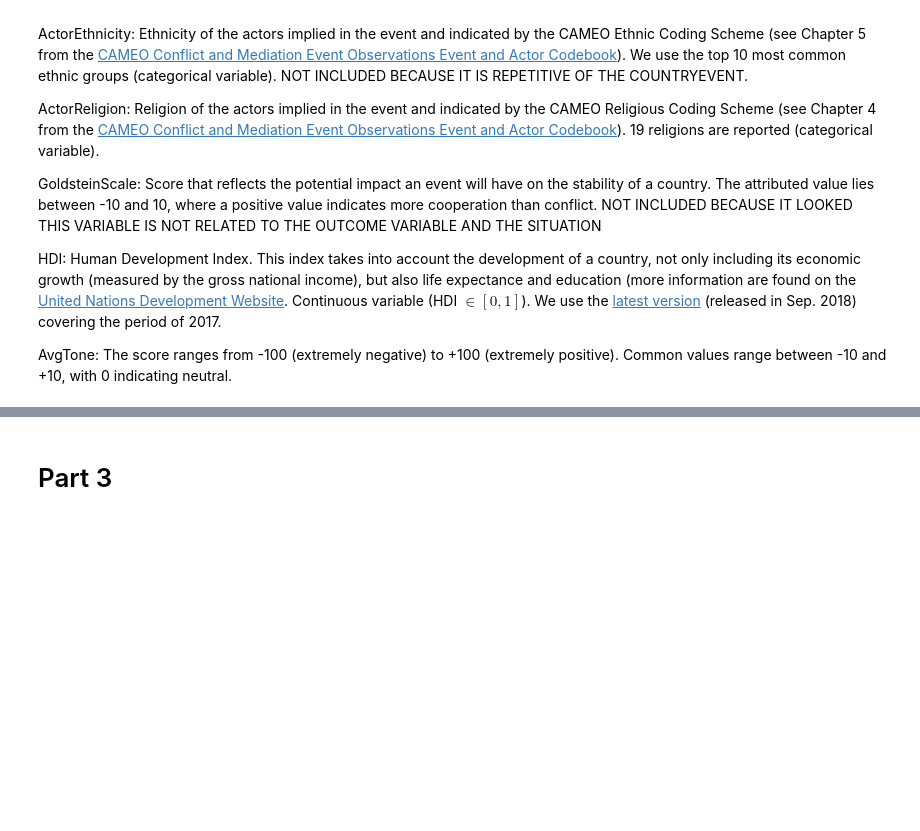
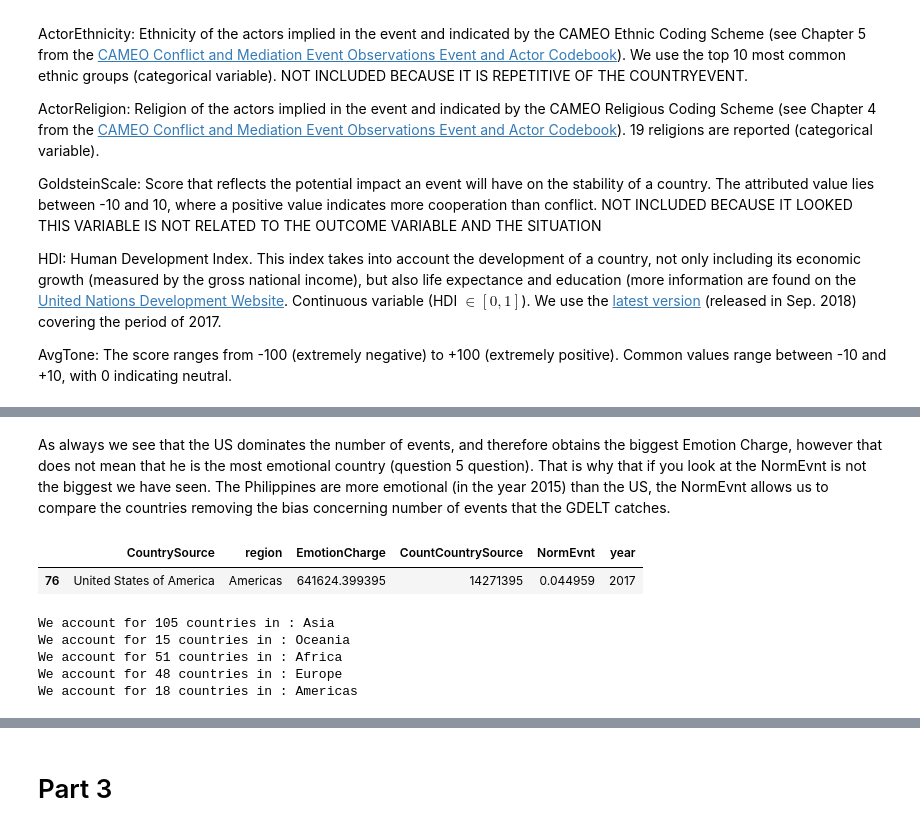
Before and after one commit to Abranchini/ADA_Project, a Jupyter notebook: src/Final_Notebook.ipynb, the cells around one changed output, grey strips where cells are left out. Drawn from its saved outputs; the diff is of its cells as text; code cells hidden in the pictures; blank space fills up the shorter version.

```diff
--- a/src/Final_Notebook.ipynb
+++ b/src/Final_Notebook.ipynb
@@ -667,0 +669,23 @@ Emotions_dictionary.tail()
+# %% [markdown]
+As always we see that the US dominates the number of events, and therefore obtains the biggest Emotion Charge, however that does not mean that he is the most emotional country (question 5 question). That is why that if you look at the NormEvnt is not the biggest we have seen. The Philippines are more emotional (in the year 2015) than the US, the NormEvnt allows us to compare the countries removing the bias concerning number of events that the GDELT catches.
+# %%
+All_df.loc[All_df['EmotionCharge'] == All_df["EmotionCharge"].max()]
+# %% [output]
+|  | CountrySource | region | EmotionCharge | CountCountrySource | NormEvnt | year |
+| 76 | United States of America | Americas | 641624.399395 | 14271395 | 0.044959 | 2017 |
+# %%
+# make list of continents
+continents = []
+for continent in All_df['region']:
+    if continent not in continents:
+        continents.append(continent)
+
+for reg in continents:
+    print('We account for', len(All_df.loc[All_df['region'] == reg]),
+          'countries in :', reg)
+# %% [output]
+We account for 105 countries in : Asia
+We account for 15 countries in : Oceania
+We account for 51 countries in : Africa
+We account for 48 countries in : Europe
+We account for 18 countries in : Americas
```
Also changed, not shown: parts of 49 cells of this notebook, 2 other files.
